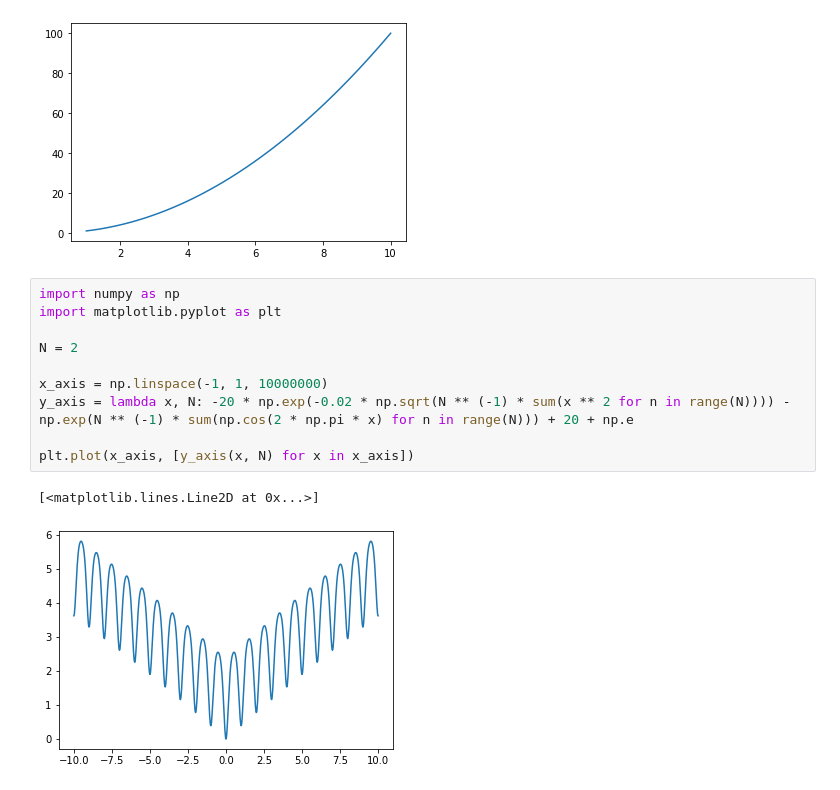
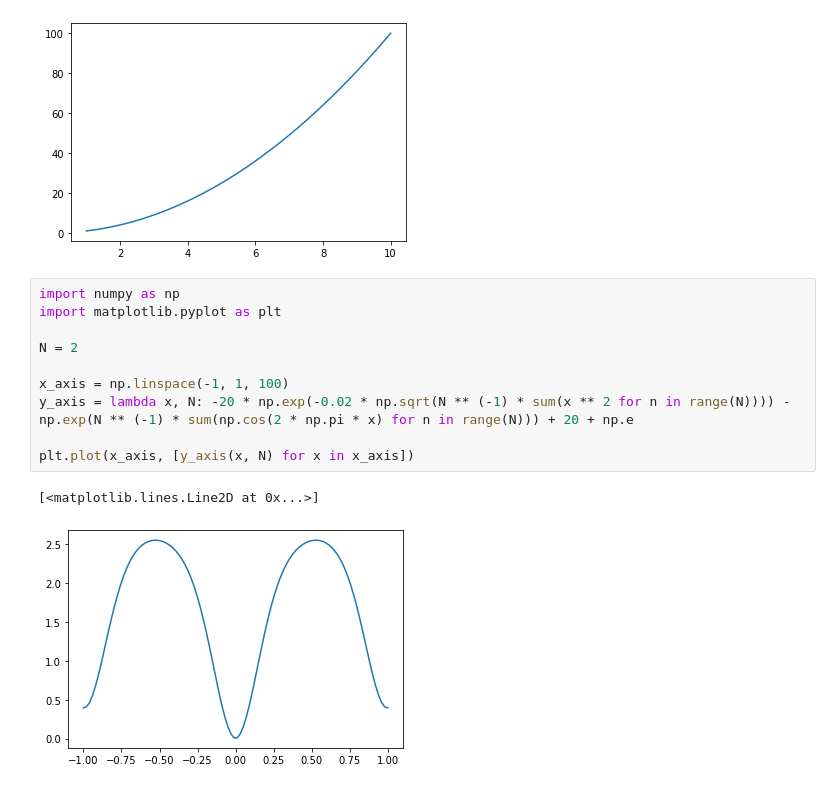
Before and after one commit to Trojanekkk/opimization-of-ackley-s-function, a Jupyter notebook: src/playground.ipynb, the cells around one changed output. Saved outputs shown, nothing was run; the diff lists cells and outputs as text.

```diff
--- a/src/playground.ipynb
+++ b/src/playground.ipynb
@@ -11,13 +11,13 @@ plt.plot(x_axis, [y_axis(x) for x in x_axis])
 # %%
 import numpy as np
 import matplotlib.pyplot as plt
 
 N = 2
 
-x_axis = np.linspace(-1, 1, 10000000)
+x_axis = np.linspace(-1, 1, 100)
 y_axis = lambda x, N: -20 * np.exp(-0.02 * np.sqrt(N ** (-1) * sum(x ** 2 for n in range(N)))) - np.exp(N ** (-1) * sum(np.cos(2 * np.pi * x) for n in range(N))) + 20 + np.e
 
 plt.plot(x_axis, [y_axis(x, N) for x in x_axis])
 # %% [output]
 [<matplotlib.lines.Line2D at 0x...>]
-[figure, old version]
+[figure, new version]
```
Also changed, not shown: parts of 3 cells of this notebook, 1 other file.
